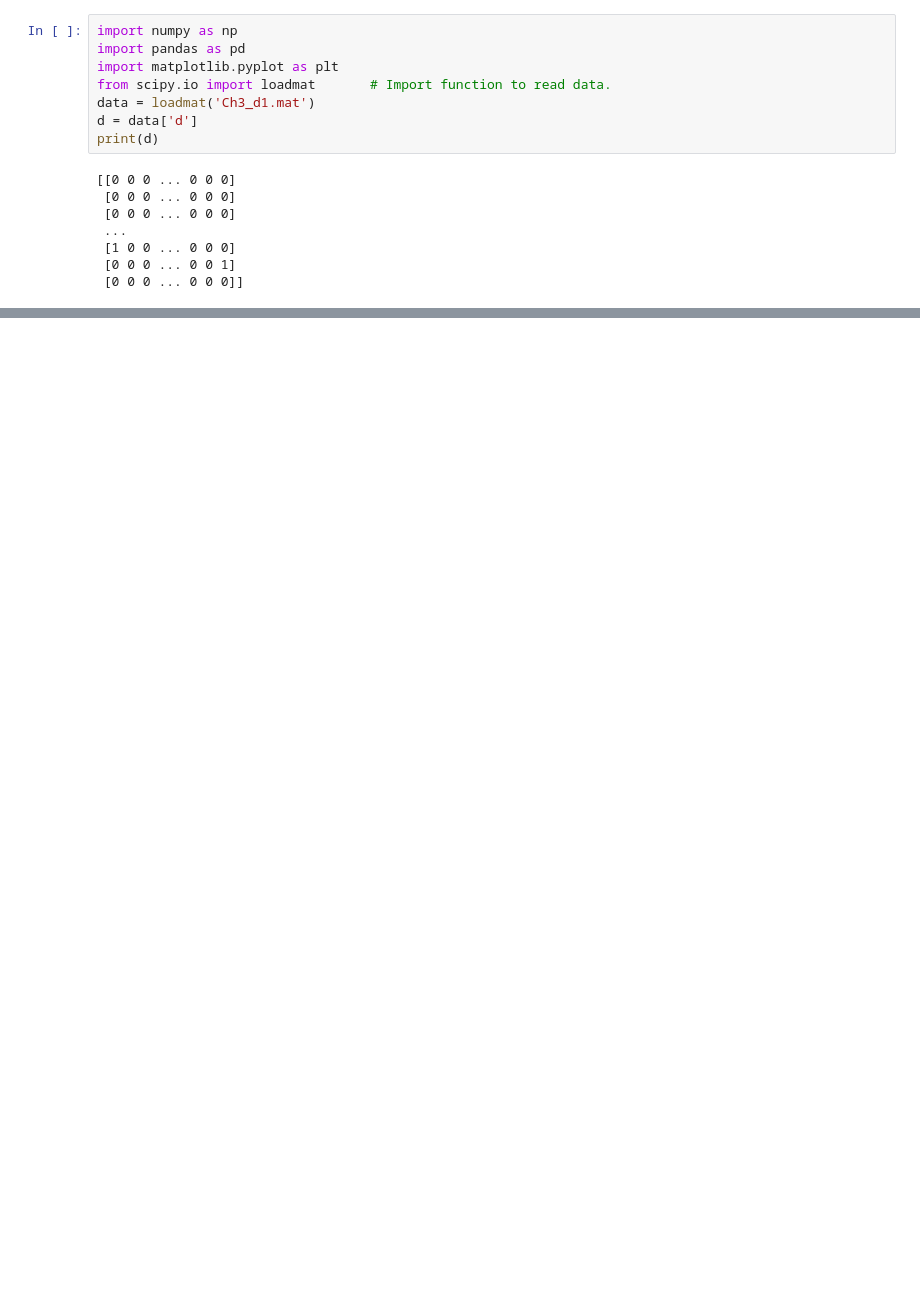
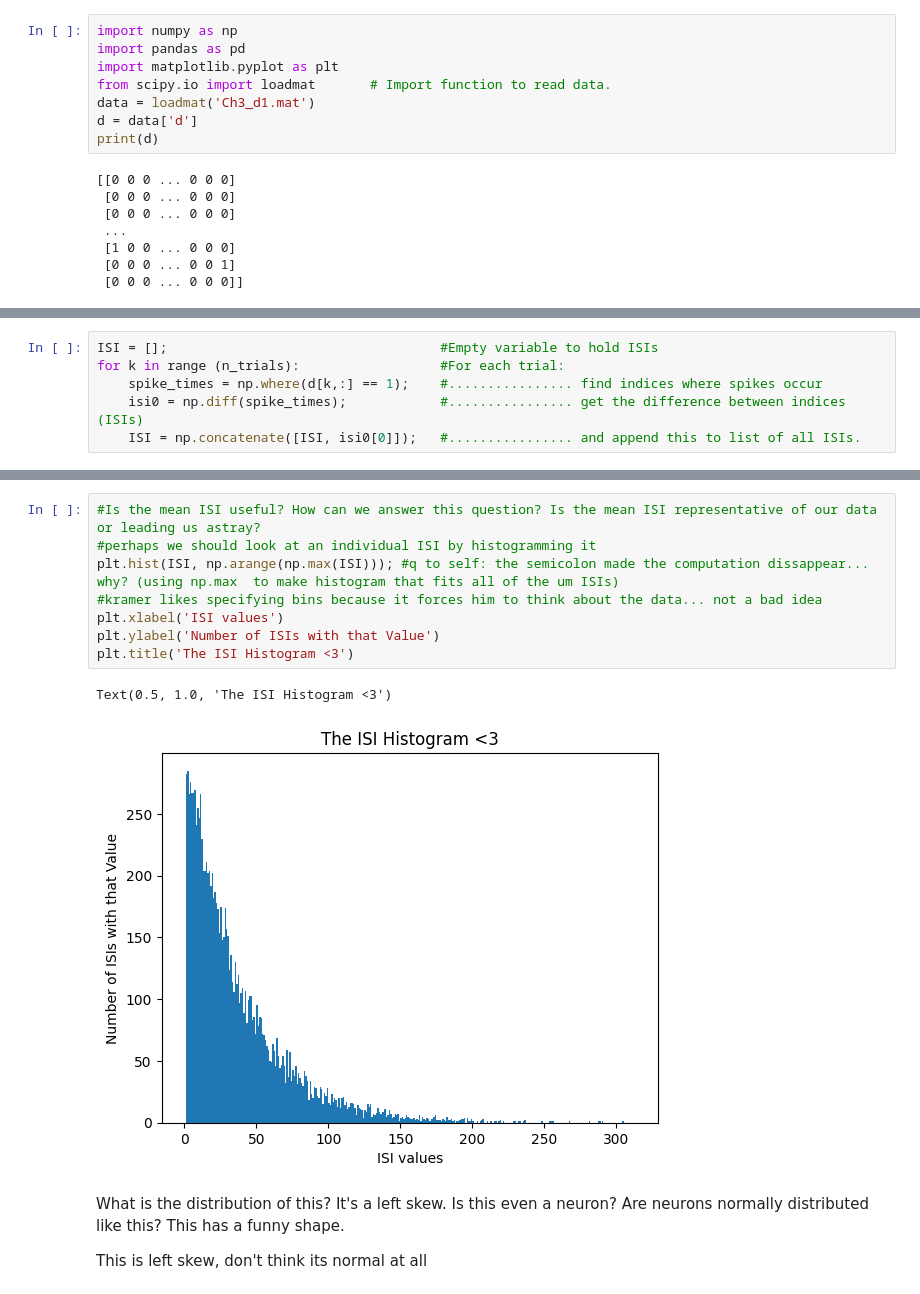
Before and after one commit to witchofizalith/MA665_HW, a Jupyter notebook: topic4/topic4.ipynb, the cells around one changed output, grey strips where cells are left out. Drawn from its saved outputs; the diff is of its cells as text; blank space fills up the shorter version.

```diff
--- a/topic4/topic4.ipynb
+++ b/topic4/topic4.ipynb
@@ -31,0 +80,6 @@ plt.show()
+# %%
+ISI = [];                                   #Empty variable to hold ISIs
+for k in range (n_trials):                  #For each trial:
+    spike_times = np.where(d[k,:] == 1);    #................ find indices where spikes occur
+    isi0 = np.diff(spike_times);            #................ get the difference between indices (ISIs)
+    ISI = np.concatenate([ISI, isi0[0]]);   #................ and append this to list of all ISIs.
@@ -31,0 +109,15 @@ plt.show()
+# %%
+#Is the mean ISI useful? How can we answer this question? Is the mean ISI representative of our data or leading us astray?
+#perhaps we should look at an individual ISI by histogramming it
+plt.hist(ISI, np.arange(np.max(ISI))); #q to self: the semicolon made the computation dissappear... why? (using np.max  to make histogram that fits all of the um ISIs)
+#kramer likes specifying bins because it forces him to think about the data... not a bad idea
+plt.xlabel('ISI values')
+plt.ylabel('Number of ISIs with that Value')
+plt.title('The ISI Histogram <3')
+# %% [output]
+Text(0.5, 1.0, 'The ISI Histogram <3')
+[figure, added]
+# %% [markdown]
+What is the distribution of this? It's a left skew. Is this even a neuron? Are neurons normally distributed like this? This has a funny shape.
+
+This is left skew, don't think its normal at all
```
Also changed, not shown: parts of 22 cells of this notebook.
